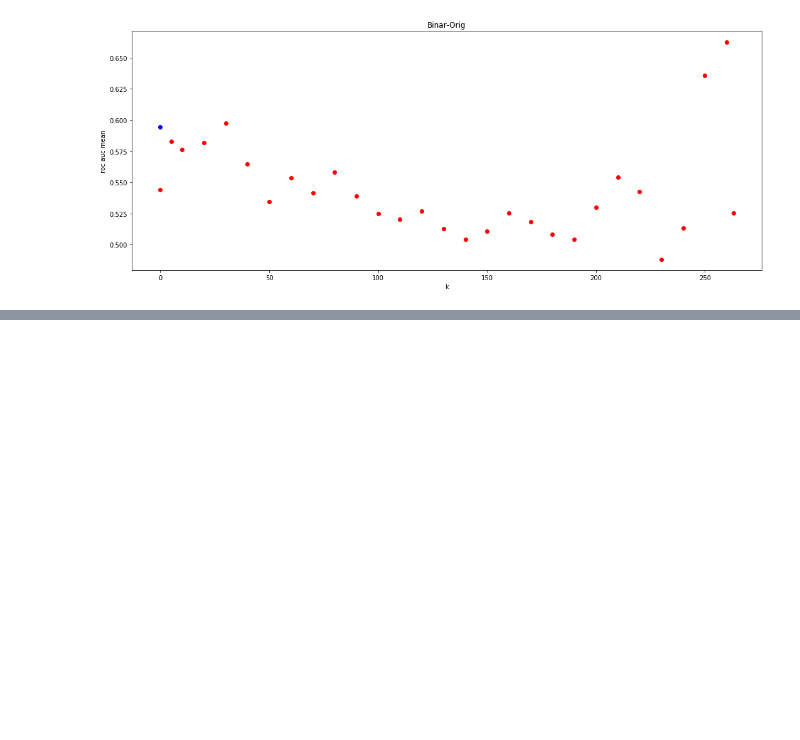
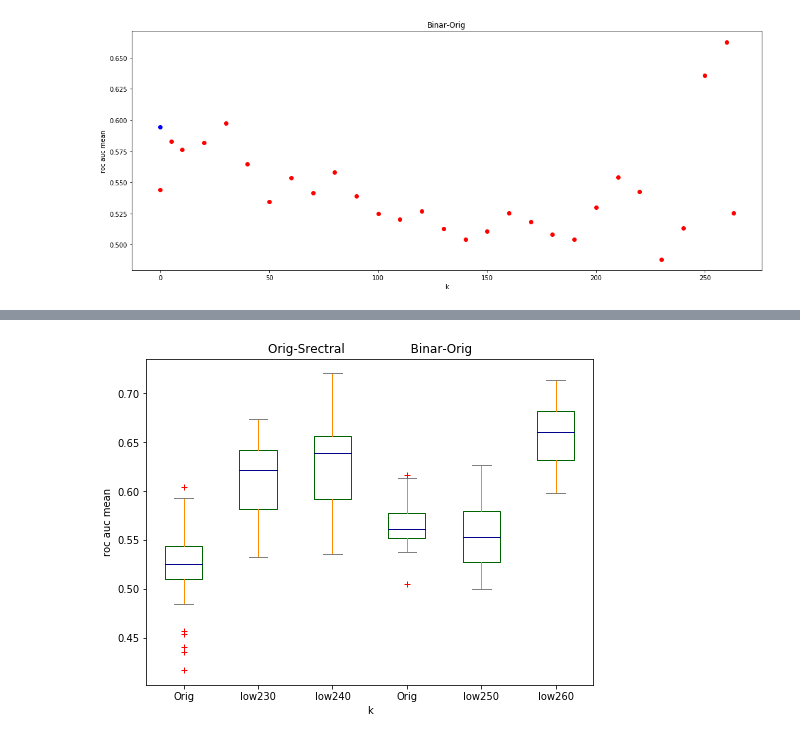
Before and after one commit to Tismoney/PRNI2016, a Jupyter notebook: ResultProcessing-ver2.0.ipynb, the cells around one changed output, grey strips where cells are left out. Drawn from its saved outputs; the diff is of its cells as text; code cells hidden in the pictures; blank space fills up the shorter version.

```diff
--- a/ResultProcessing-ver2.0.ipynb
+++ b/ResultProcessing-ver2.0.ipynb
@@ -46,6 +46,12 @@ def Go_plot(path, title):
     result = pd.read_csv(path).as_matrix(["grid_roc_auc_mean"])
     result = result.reshape(result.shape[0], )
     get_graph(result, title, k_plot)
+# %%
+def Go_two_box(folder, title_1, title_2):
+    get_boxplot(get_roc_results(folder),
+                title_1 + '                 ' + title_2,
+                ['Orig', 'low230', 'low240', 'Orig', 'low250', 'low260'],
+               figsize = (8,6))
 # %% [markdown]
 # Построим Графики
 # %% [markdown]
@@ -123,0 +147,4 @@ Go_plot('SVC_Binar/results_1.csv', 'Binar-Orig')
+# %%
+Go_two_box('LR_data_of_boxplot', 'Orig-Srectral', 'Binar-Orig')
+# %% [output]
+[figure, added]
```
Also changed, not shown: parts of 9 cells of this notebook.
